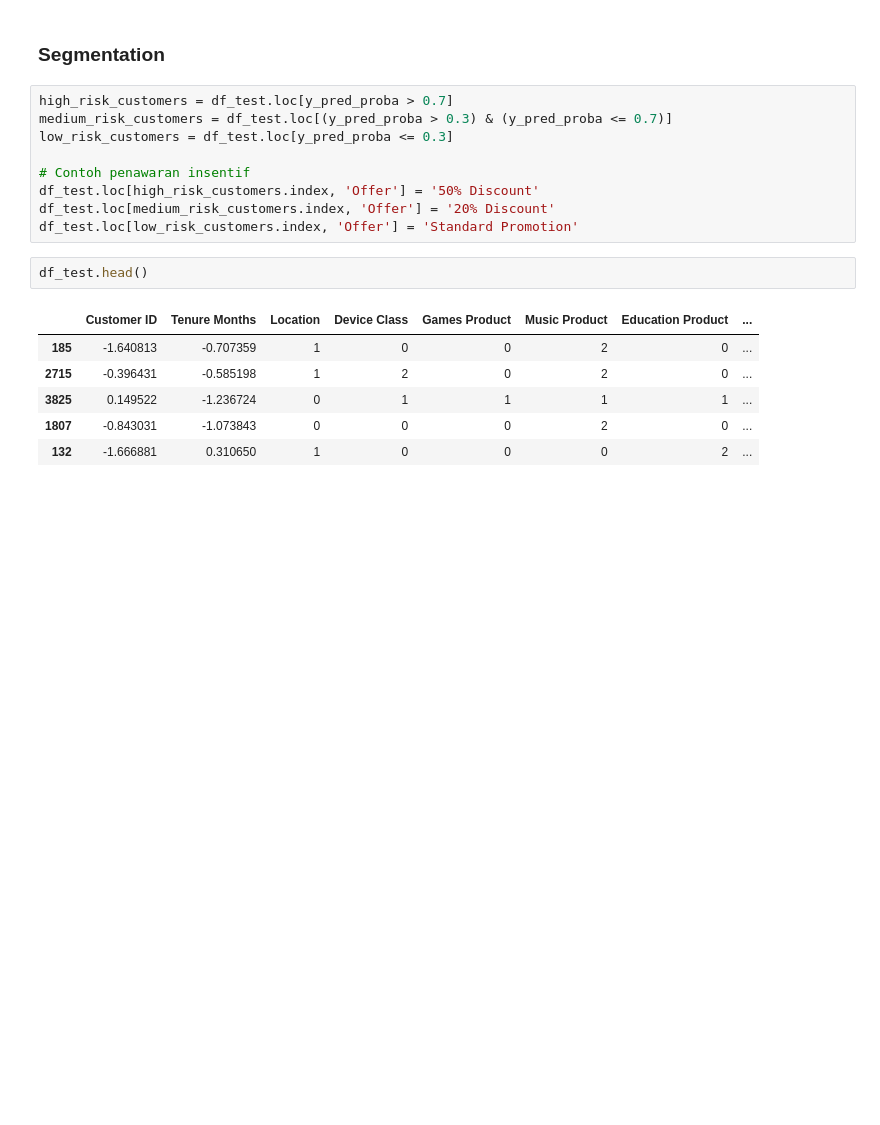
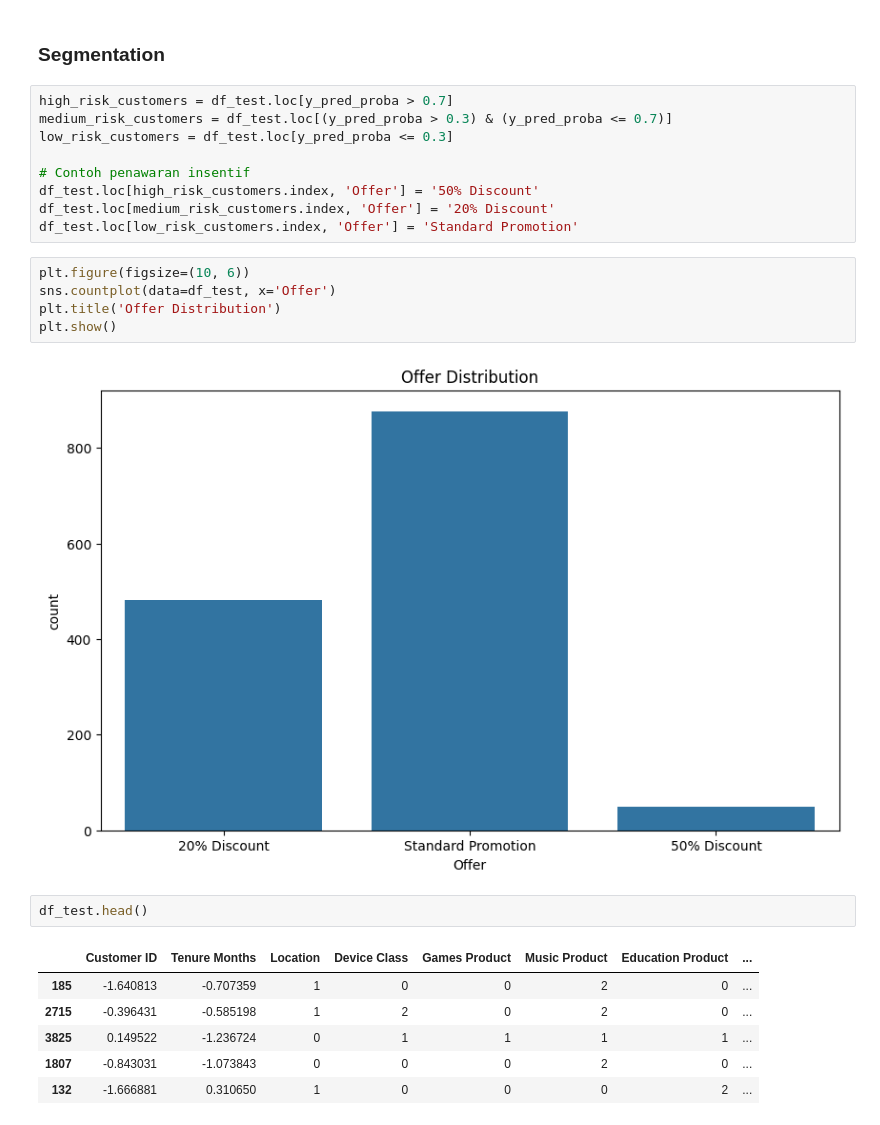
Before and after one commit to andidprastyo/DSW-2023, a Jupyter notebook: customer_churn_prediciton.ipynb, the cells around one changed output. Saved outputs shown, nothing was run; the diff lists cells and outputs as text; blank space fills up the shorter version.

```diff
--- a/customer_churn_prediciton.ipynb
+++ b/customer_churn_prediciton.ipynb
@@ -260,6 +260,13 @@ low_risk_customers = df_test.loc[y_pred_proba <= 0.3]
 df_test.loc[high_risk_customers.index, 'Offer'] = '50% Discount'
 df_test.loc[medium_risk_customers.index, 'Offer'] = '20% Discount'
 df_test.loc[low_risk_customers.index, 'Offer'] = 'Standard Promotion'
+# %%
+plt.figure(figsize=(10, 6))
+sns.countplot(data=df_test, x='Offer')
+plt.title('Offer Distribution')
+plt.show()
+# %% [output]
+[figure, added]
 # %%
 df_test.head()
 # %% [output]
```
